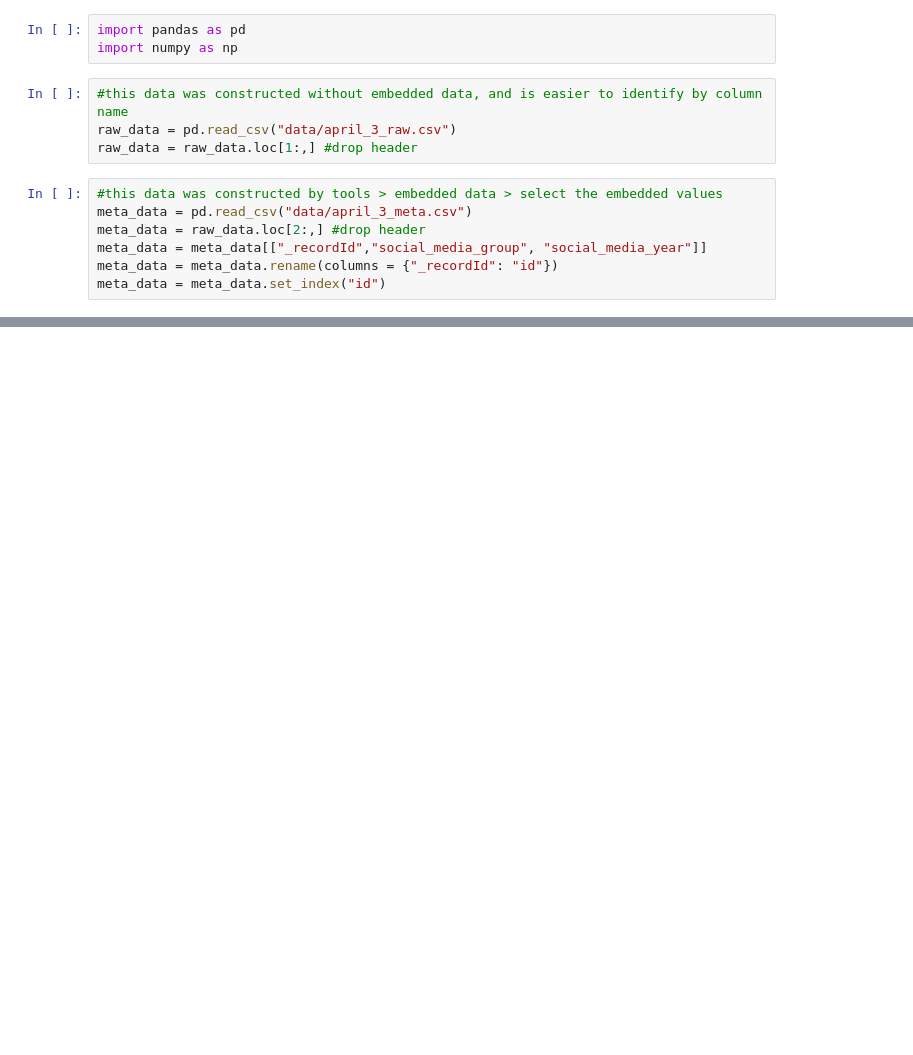
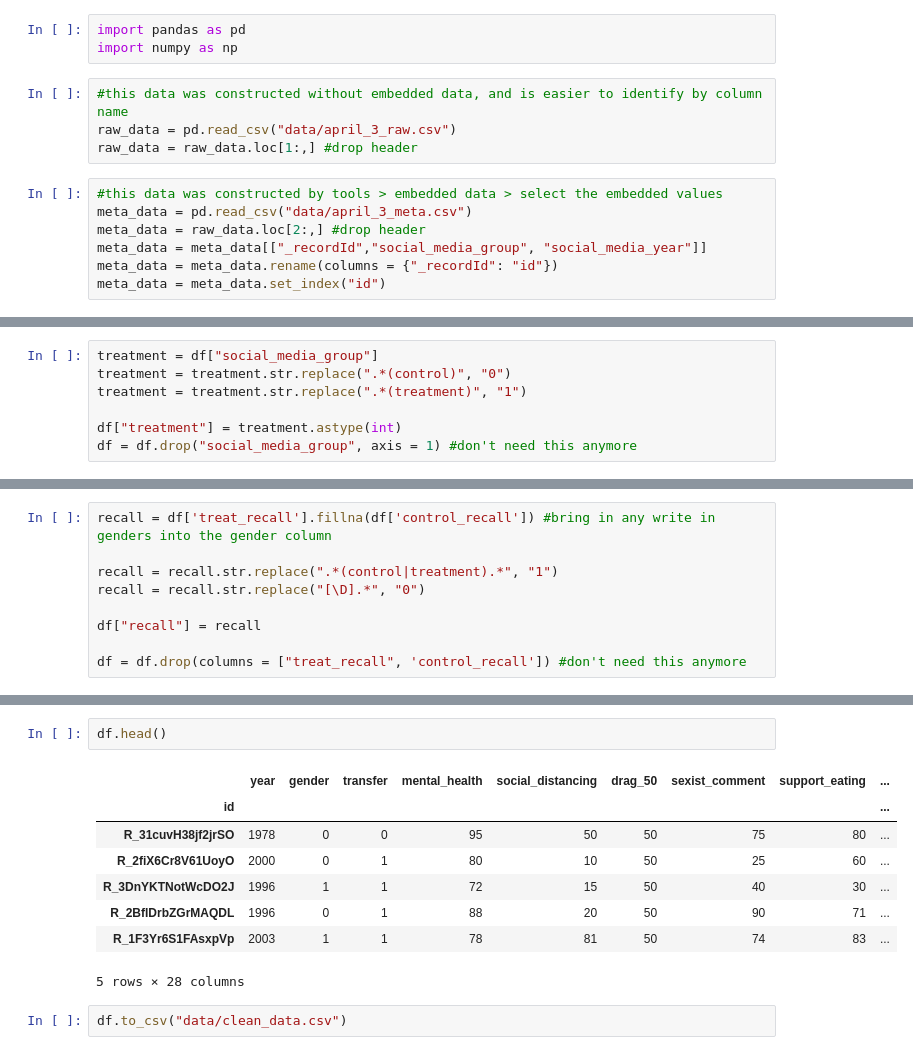
Before and after one commit to swethapola/w241_socialnorms, a Jupyter notebook: Data_Cleaning.ipynb, the cells around one changed output, grey strips where cells are left out. Saved outputs shown, nothing was run; the diff lists cells and outputs as text; blank space fills up the shorter version.

```diff
--- a/Data_Cleaning.ipynb
+++ b/Data_Cleaning.ipynb
@@ -59,0 +146,7 @@ df
+# %%
+treatment = df["social_media_group"]
+treatment = treatment.str.replace(".*(control)", "0")
+treatment = treatment.str.replace(".*(treatment)", "1")
+
+df["treatment"] = treatment.astype(int)
+df = df.drop("social_media_group", axis = 1) #don't need this anymore
@@ -59,0 +177,9 @@ df
+# %%
+recall = df['treat_recall'].fillna(df['control_recall']) #bring in any write in genders into the gender column
+
+recall = recall.str.replace(".*(control|treatment).*", "1")
+recall = recall.str.replace("[\D].*", "0")
+
+df["recall"] = recall
+
+df = df.drop(columns = ["treat_recall", 'control_recall']) #don't need this anymore
@@ -59,0 +196,13 @@ df
+# %%
+df.head()
+# %% [output]
+|  | year | gender | transfer | mental_health | social_distancing | drag_50 | sexist_comment | support_eating | ... |
+| id |  |  |  |  |  |  |  |  | ... |
+| R_31cuvH38jf2jrSO | 1978 | 0 | 0 | 95 | 50 | 50 | 75 | 80 | ... |
+| R_2fiX6Cr8V61UoyO | 2000 | 0 | 1 | 80 | 10 | 50 | 25 | 60 | ... |
+| R_3DnYKTNotWcDO2J | 1996 | 1 | 1 | 72 | 15 | 50 | 40 | 30 | ... |
+| R_2BfIDrbZGrMAQDL | 1996 | 0 | 1 | 88 | 20 | 50 | 90 | 71 | ... |
+| R_1F3Yr6S1FAsxpVp | 2003 | 1 | 1 | 78 | 81 | 50 | 74 | 83 | ... |
+5 rows × 28 columns
+# %%
+df.to_csv("data/clean_data.csv")
```
Also changed, not shown: parts of 26 cells of this notebook, 1 other file.
